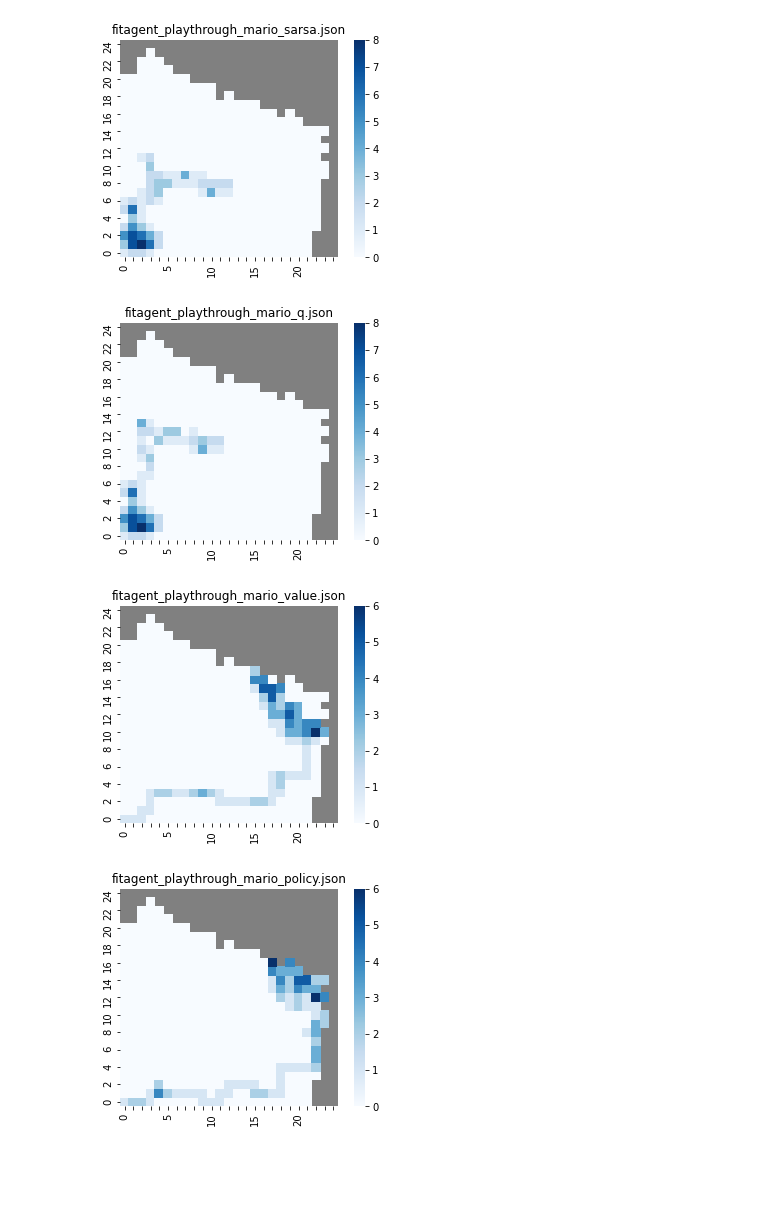
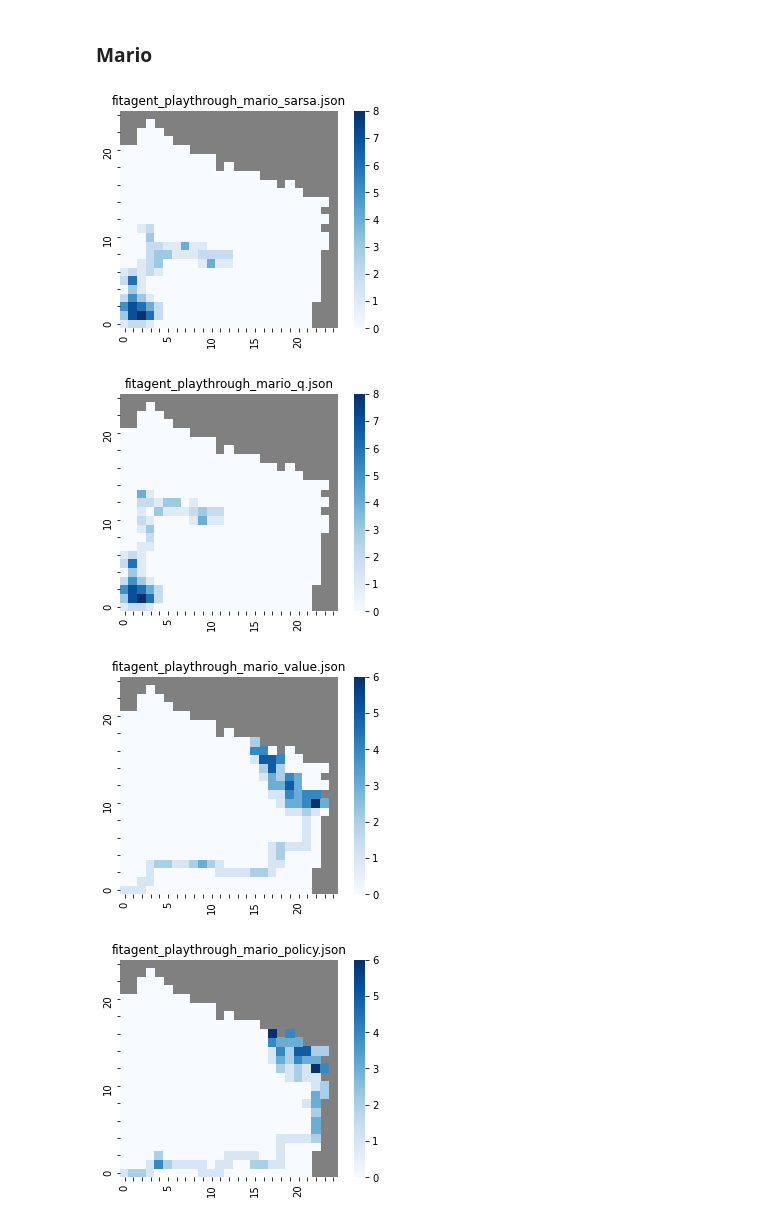
Before and after one commit to crowdgames/mdp-level-assembly, a Jupyter notebook: Analysis.ipynb, the cells around one changed output. Cells and saved outputs as stored; diff of their text form; code cells hidden in the pictures; blank space fills up the shorter version.

```diff
--- a/Analysis.ipynb
+++ b/Analysis.ipynb
@@ -10,9 +10,8 @@ from os import listdir
 from os.path import join
 from json import load
 # %%
-def plot(playthrough_data, graph, filename):
-    max_x = 25 # fix this
-    max_y = 25 # fix this
+def plot(playthrough_data, graph, filename, bounds):
+    max_x, max_y = bounds
     data = np.zeros((max_x, max_y))
     mask = np.ones((max_x, max_y))
     for n in graph.nodes:
@@ -56,20 +55,22 @@ def plot(playthrough_data, graph, filename):
             label.set_visible(False)
 
     plt.show()
+# %% [markdown]
+### Mario
 # %%
 config = Mario
 graph = Utility.get_graph(config.BASE_DIR, config.TRANSPOSE, True)
 # %%
 for filename in listdir(config.BASE_DIR):
     if 'fitagent_playthrough_' not in filename:
         continue
 
     with open(join(config.BASE_DIR, filename), 'r') as f:
         data = load(f)
 
-    plot(data, graph, filename)
+    plot(data, graph, filename, (25,25))
 # %% [output]
-[figure, old version]
+[figure, new version]
-[figure, old version]
+[figure, new version]
-[figure, old version]
+[figure, new version]
-[figure, old version]
+[figure, new version]
```
Also changed, not shown: parts of 4 cells of this notebook.
